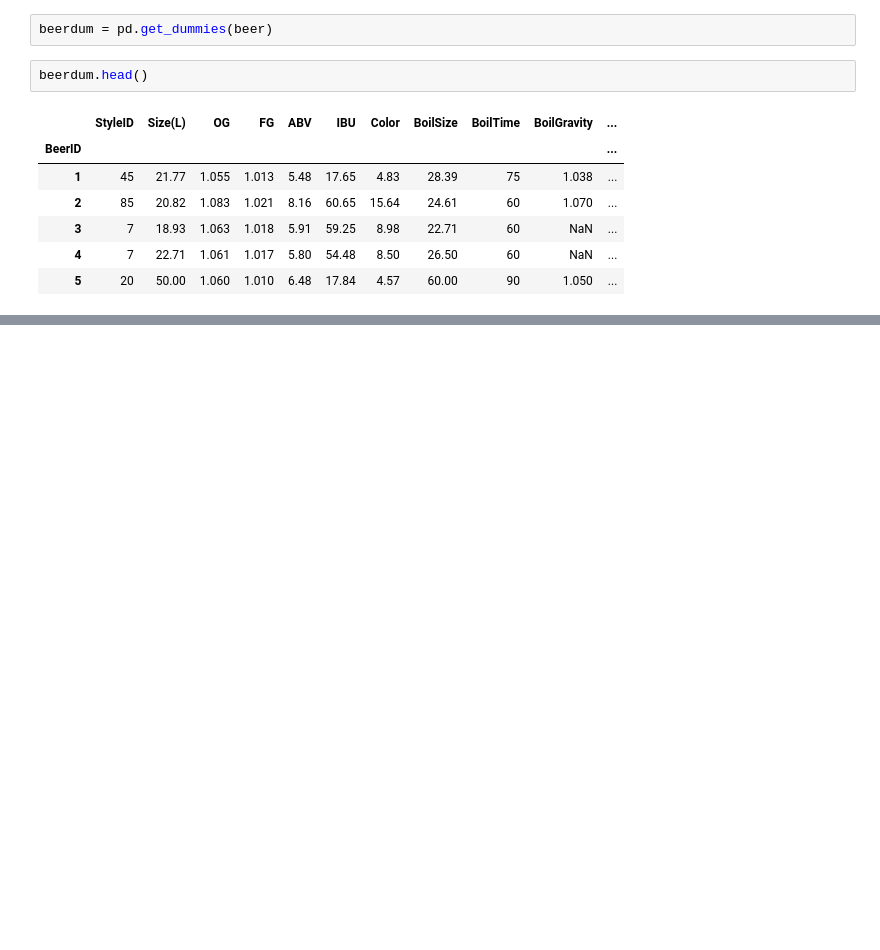
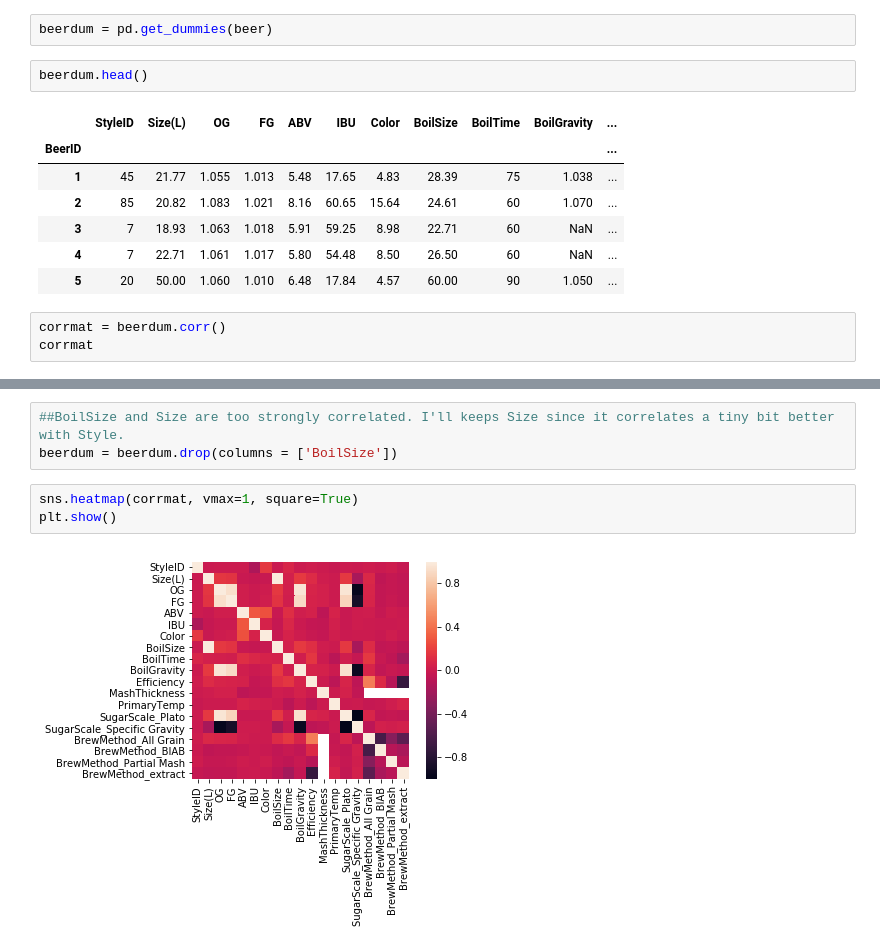
Before and after one commit to maymag/ds_projects, a Jupyter notebook: beer_recipes/beer.ipynb, the cells around one changed output, grey strips where cells are left out. Saved outputs shown, nothing was run; the diff lists cells and outputs as text; blank space fills up the shorter version.

```diff
--- a/beer_recipes/beer.ipynb
+++ b/beer_recipes/beer.ipynb
@@ -166,3 +144,6 @@ beerdum.head()
 | 3 | 7 | 18.93 | 1.063 | 1.018 | 5.91 | 59.25 | 8.98 | 22.71 | 60 | NaN | ... |
 | 4 | 7 | 22.71 | 1.061 | 1.017 | 5.80 | 54.48 | 8.50 | 26.50 | 60 | NaN | ... |
 | 5 | 20 | 50.00 | 1.060 | 1.010 | 6.48 | 17.84 | 4.57 | 60.00 | 90 | 1.050 | ... |
+# %%
+corrmat = beerdum.corr()
+corrmat
@@ -168,0 +177,8 @@ beerdum.head()
+# %%
+##BoilSize and Size are too strongly correlated. I'll keeps Size since it correlates a tiny bit better with Style.
+beerdum = beerdum.drop(columns = ['BoilSize'])
+# %%
+sns.heatmap(corrmat, vmax=1, square=True)
+plt.show()
+# %% [output]
+[figure, added]
```
Also changed, not shown: parts of 26 cells of this notebook.
